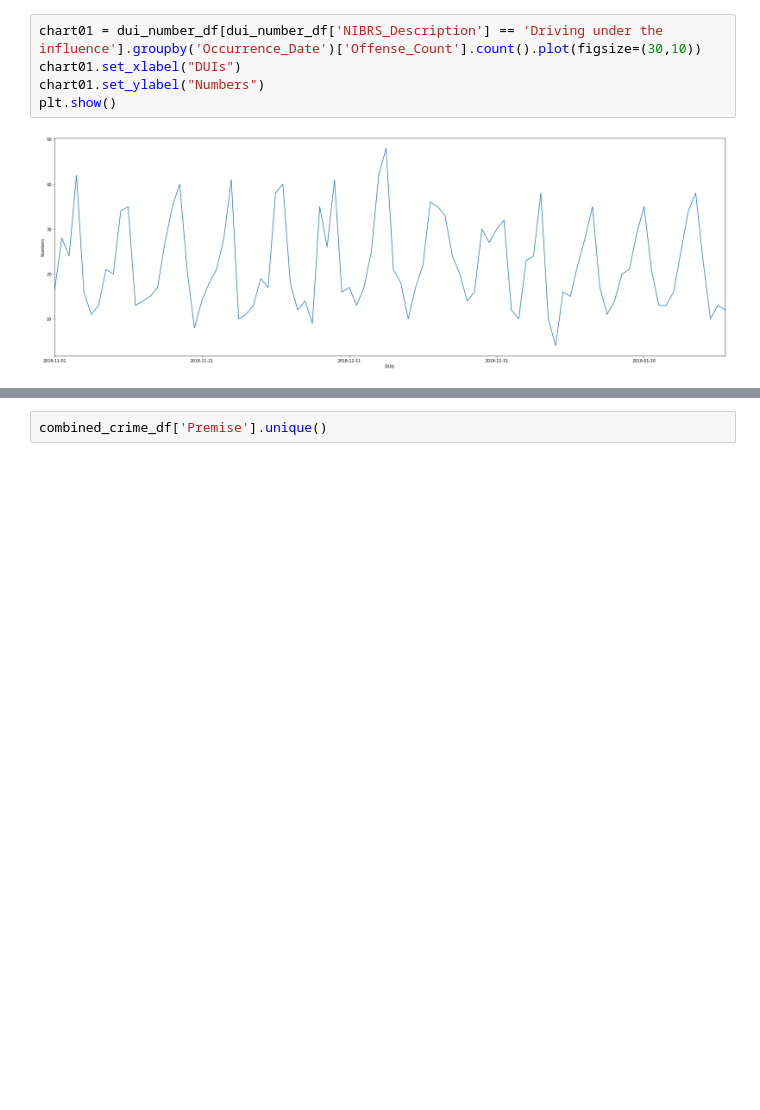
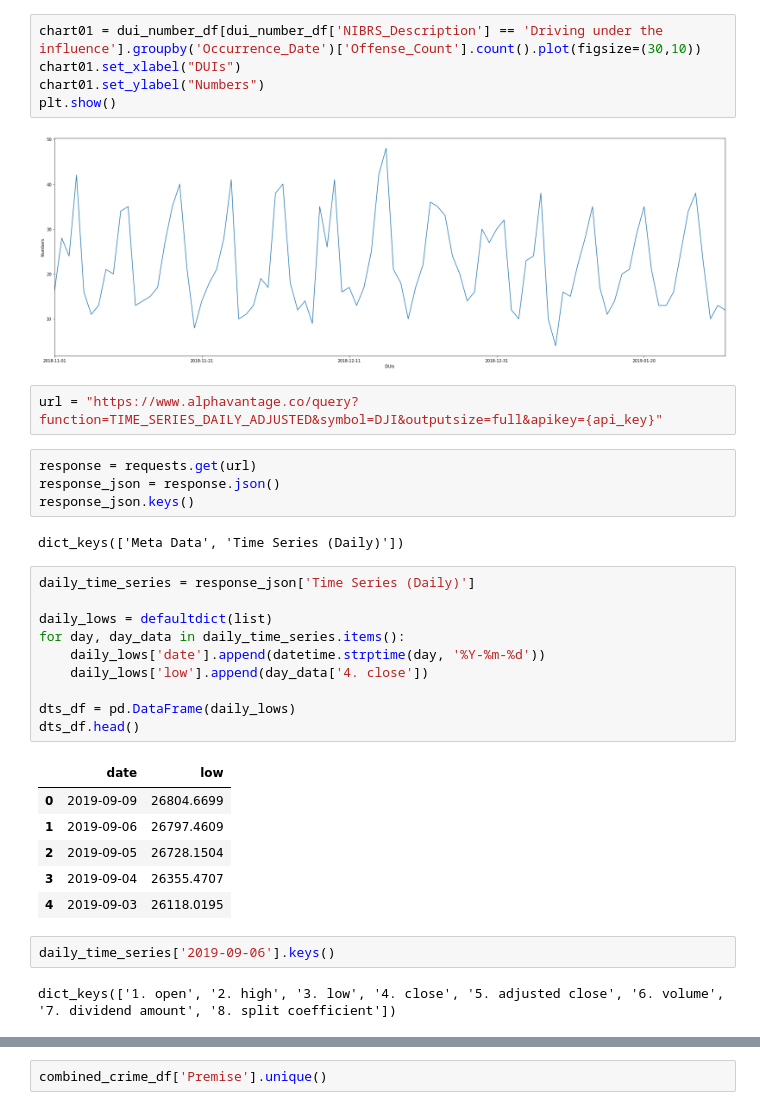
Before and after one commit to OzkarAgoz/Project1, a Jupyter notebook: OzkarHPD/ProjectHPD_OZKAR.ipynb, the cells around one changed output, grey strips where cells are left out. Drawn from its saved outputs; the diff is of its cells as text; blank space fills up the shorter version.

```diff
--- a/OzkarHPD/ProjectHPD_OZKAR.ipynb
+++ b/OzkarHPD/ProjectHPD_OZKAR.ipynb
@@ -73,3 +78,32 @@ chart01.set_ylabel("Numbers")
 plt.show()
 # %% [output]
 [figure]
+# %%
+url = "https://www.alphavantage.co/query?function=TIME_SERIES_DAILY_ADJUSTED&symbol=DJI&outputsize=full&apikey={api_key}"
+# %%
+response = requests.get(url)
+response_json = response.json()
+response_json.keys()
+# %% [output]
+dict_keys(['Meta Data', 'Time Series (Daily)'])
+# %%
+daily_time_series = response_json['Time Series (Daily)']
+
+daily_lows = defaultdict(list)
+for day, day_data in daily_time_series.items():
+    daily_lows['date'].append(datetime.strptime(day, '%Y-%m-%d'))
+    daily_lows['low'].append(day_data['4. close'])
+
+dts_df = pd.DataFrame(daily_lows)
+dts_df.head()
+# %% [output]
+|  | date | low |
+| 0 | 2019-09-09 | 26804.6699 |
+| 1 | 2019-09-06 | 26797.4609 |
+| 2 | 2019-09-05 | 26728.1504 |
+| 3 | 2019-09-04 | 26355.4707 |
+| 4 | 2019-09-03 | 26118.0195 |
+# %%
+daily_time_series['2019-09-06'].keys()
+# %% [output]
+dict_keys(['1. open', '2. high', '3. low', '4. close', '5. adjusted close', '6. volume', '7. dividend amount', '8. split coefficient'])
```
Also changed, not shown: parts of 8 cells of this notebook, 5 other files.
